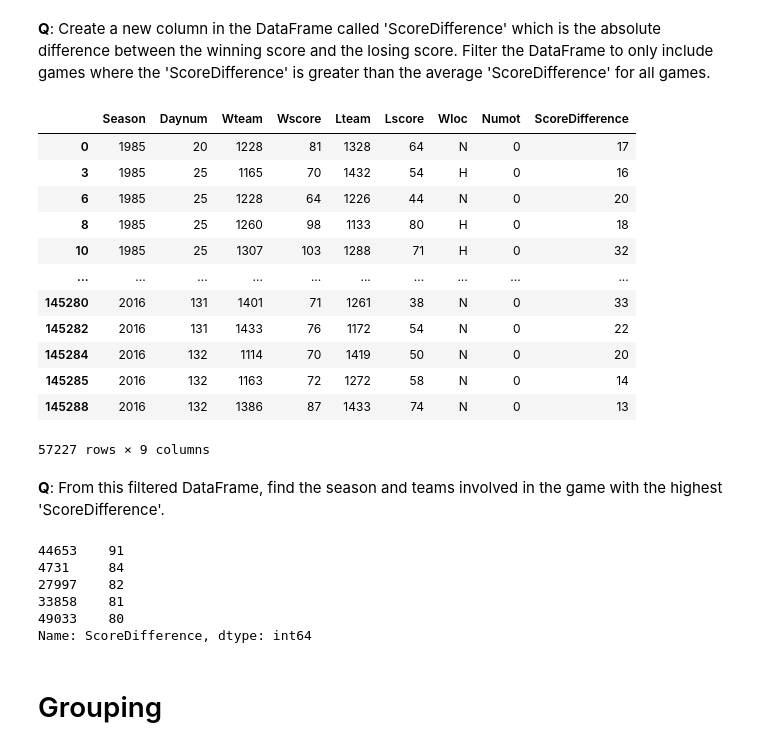
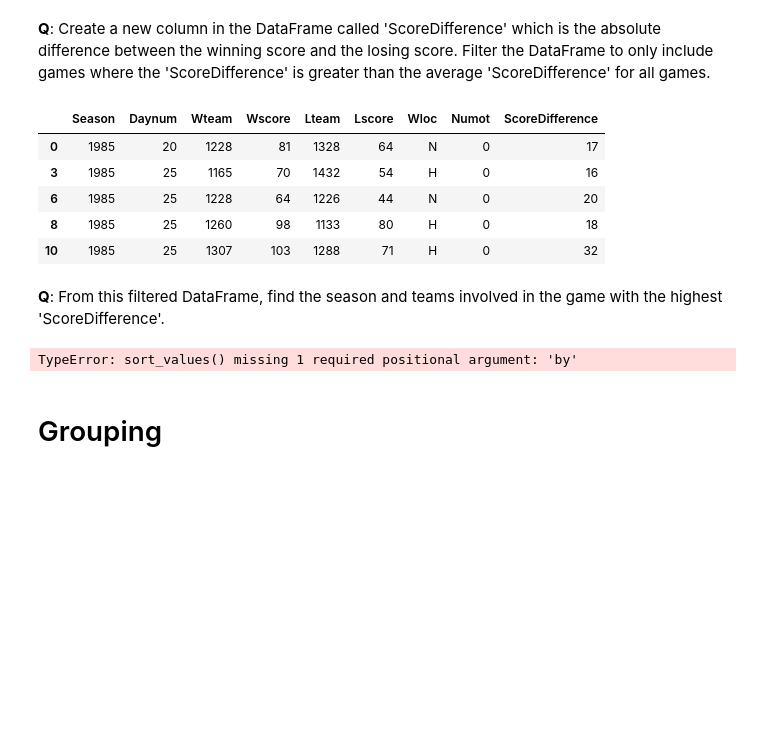
Before and after one commit to fred248h/62444-DVA, a Jupyter notebook: Frederik/3_pandas_tutorial_s204256.ipynb, the cells around one changed output. Drawn from its saved outputs; the diff is of its cells as text; code cells hidden in the pictures; blank space fills up the shorter version.

```diff
--- a/Frederik/3_pandas_tutorial_s204256.ipynb
+++ b/Frederik/3_pandas_tutorial_s204256.ipynb
@@ -325,29 +327,16 @@ df[(df['Wscore'] > 150) & (df['Lscore'] < 100)]
 **Q**: Create a new column in the DataFrame called 'ScoreDifference' which is the absolute difference between the winning score and the losing score. Filter the DataFrame to only include games where the 'ScoreDifference' is greater than the average 'ScoreDifference' for all games.
 # %%
 # Write your code here
+df.loc[:,'ScoreDifference' ] = np.abs(df['Wscore'] - df['Lscore'])
 
-
-df_diff = pd.DataFrame(data = df['Wscore'] - df['Lscore'] , columns=['ScoreDifference'], index=df.index)
-
-df_diff = pd.concat([df, df_diff],axis=1)
-
-df_diff.head()
-
-df_diff[df_diff['ScoreDifference'] > df_diff['ScoreDifference'].mean()]
+df[df['ScoreDifference'] > df['ScoreDifference'].mean()].head()
 # %% [output]
 |  | Season | Daynum | Wteam | Wscore | Lteam | Lscore | Wloc | Numot | ScoreDifference |
 | 0 | 1985 | 20 | 1228 | 81 | 1328 | 64 | N | 0 | 17 |
 | 3 | 1985 | 25 | 1165 | 70 | 1432 | 54 | H | 0 | 16 |
 | 6 | 1985 | 25 | 1228 | 64 | 1226 | 44 | N | 0 | 20 |
 | 8 | 1985 | 25 | 1260 | 98 | 1133 | 80 | H | 0 | 18 |
 | 10 | 1985 | 25 | 1307 | 103 | 1288 | 71 | H | 0 | 32 |
-| ... | ... | ... | ... | ... | ... | ... | ... | ... | ... |
-| 145280 | 2016 | 131 | 1401 | 71 | 1261 | 38 | N | 0 | 33 |
-| 145282 | 2016 | 131 | 1433 | 76 | 1172 | 54 | N | 0 | 22 |
-| 145284 | 2016 | 132 | 1114 | 70 | 1419 | 50 | N | 0 | 20 |
-| 145285 | 2016 | 132 | 1163 | 72 | 1272 | 58 | N | 0 | 14 |
-| 145288 | 2016 | 132 | 1386 | 87 | 1433 | 74 | N | 0 | 13 |
-57227 rows × 9 columns
 # %% [markdown]
 **Q**: From this filtered DataFrame, find the season and teams involved in the game with the highest 'ScoreDifference'.
 # %%
@@ -357,12 +346,7 @@ df_diff = df_diff['ScoreDifference'].sort_values(ascending=False)
 
 df_diff.head()
 # %% [output]
-44653    91
-4731     84
-27997    82
-33858    81
-49033    80
-Name: ScoreDifference, dtype: int64
+TypeError: sort_values() missing 1 required positional argument: 'by'
 # %% [markdown]
 # Grouping
 # %% [markdown]
```
Also changed, not shown: parts of 17 cells of this notebook, 1 other file.
